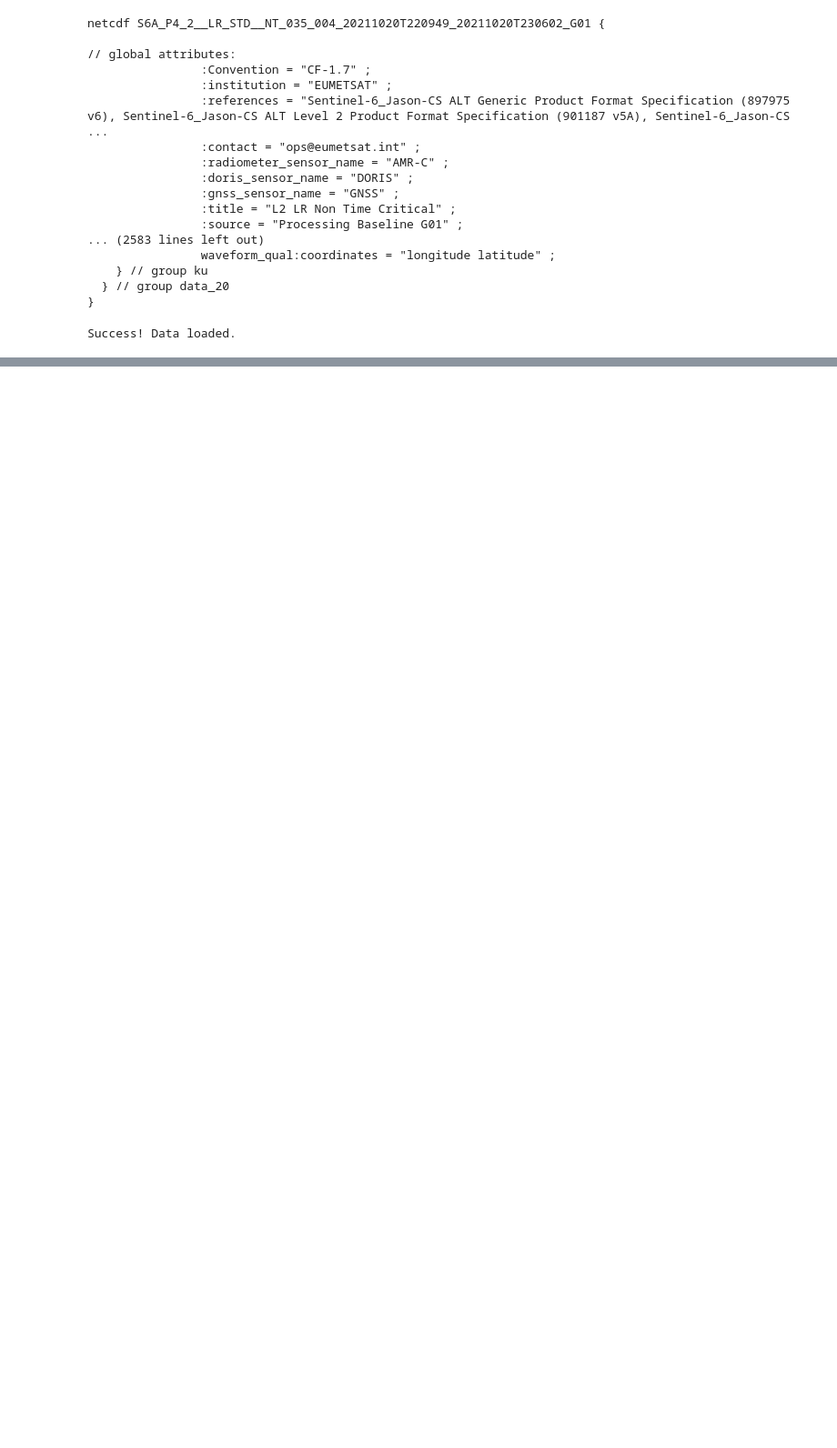
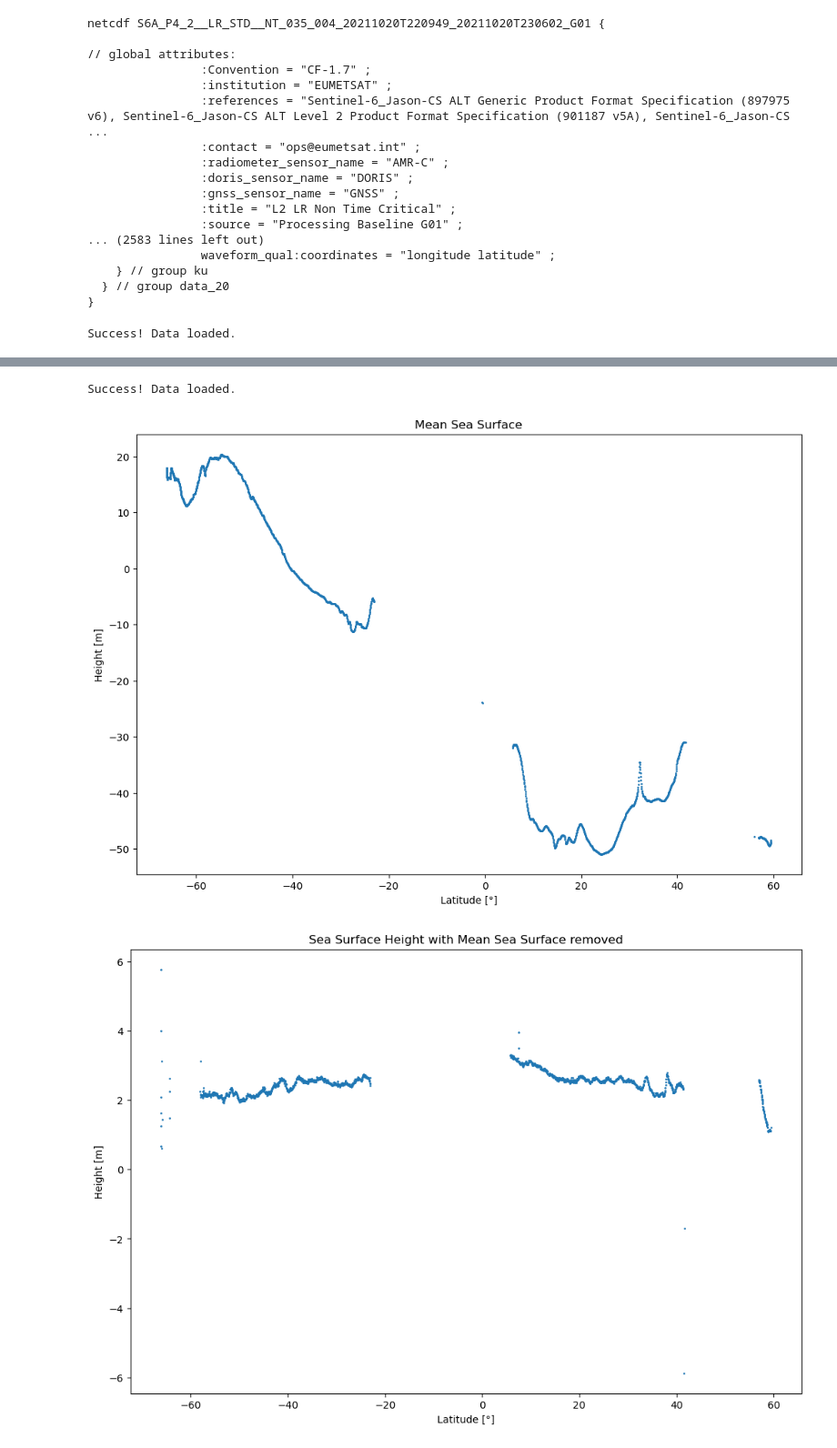
Before and after one commit to giulia-tafuni/Satellite-Altimetry-and-Physical-Oceanography, a Jupyter notebook: L7-corrections.ipynb, the cells around one changed output, grey strips where cells are left out. Shown at 91% size. Drawn from its saved outputs; the diff is of its cells as text; code cells hidden in the pictures; blank space fills up the shorter version.

```diff
--- a/L7-corrections.ipynb
+++ b/L7-corrections.ipynb
@@ -71,0 +137,62 @@ plt.show()
+# %%
+### Proceed in the same way with the others variables of interest
+from netCDF4 import Dataset
+import matplotlib.pyplot as plt
+
+### RANGE ###
+try:
+    with Dataset(file_path, "r") as ds:
+        # Navigate the groups
+        grp = ds.groups["data_01"]
+        sub_grp = grp.groups["ku"]
+
+        # Pull latitude/longitude from the 'data_01' group
+        lat = grp.variables["latitude"][:]
+        mean_sea_surface = grp.variables["mean_sea_surface_sol1"][:]
+        qual_flag = grp.variables["mean_sea_surface_sol1_qual"][:]
+
+        open_ocean_flag = grp.variables["surface_classification_flag"][:]
+        open_ocean = (open_ocean_flag == 0)
+
+        #Filter data to keep only the one in the open ocean
+        lat_raw = lat[open_ocean]
+        mss_raw = mean_sea_surface[open_ocean]
+
+        print("Success! Data loaded.")
+except Exception as e:
+    print(f"Error processing file {file_path}: {e}")
+
+#Plot Mean Sea Surface
+
+fig = plt.figure(figsize=(12, 8))
+plt.scatter(lat_raw, mss_raw, s=1)
+plt.title("Mean Sea Surface")
+plt.xlabel("Latitude [°]")
+plt.ylabel("Height [m]")
+plt.show()
+
+#Plot Sea Surface Height with Mean Sea Surface removed
+
+fig = plt.figure(figsize=(12, 8))
+plt.scatter(lat_raw, (mss_raw-sea_surface_heigh), s=1)
+plt.title("Sea Surface Height with Mean Sea Surface removed")
+plt.xlabel("Latitude [°]")
+plt.ylabel("Height [m]")
+plt.show()
+
+#Plot Sea Surface Height with Mean Sea Surface removed and flagged data removed
+quality_flag = (qual_flag == 0)
+lat_keep = lat[quality_flag]
+mss_keep = mean_sea_surface[quality_flag]
+ssh_keep = sea_surface_heigh[qual_flag]
+
+fig = plt.figure(figsize=(12, 8))
+plt.scatter(lat_keep, (mss_keep-ssh_keep), s=1)
+plt.title("Sea Surface Height with Mean Sea Surface removed and flagged data removed")
+plt.xlabel("Latitude [°]")
+plt.ylabel("Height [m]")
+plt.show()
+# %% [output]
+Success! Data loaded.
+[figure, added]
+[figure, added]
```
Also changed, not shown: parts of 4 cells of this notebook.
